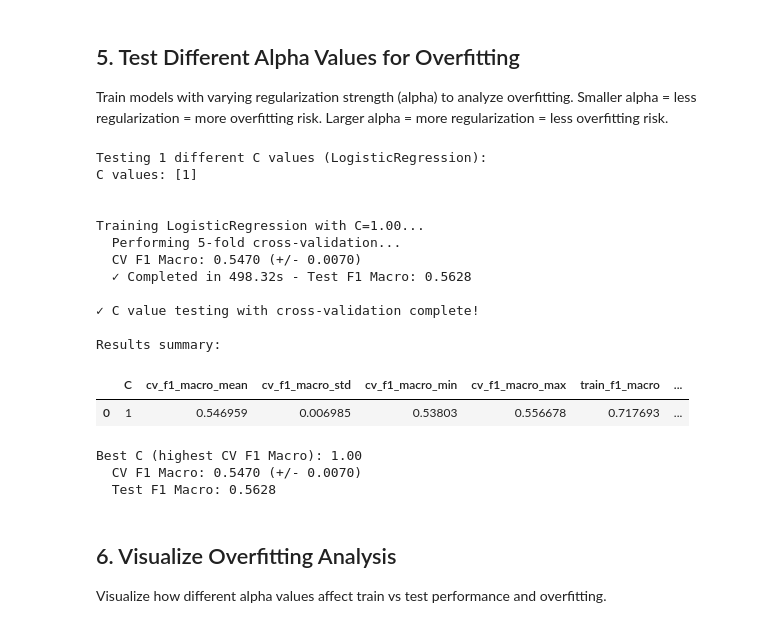
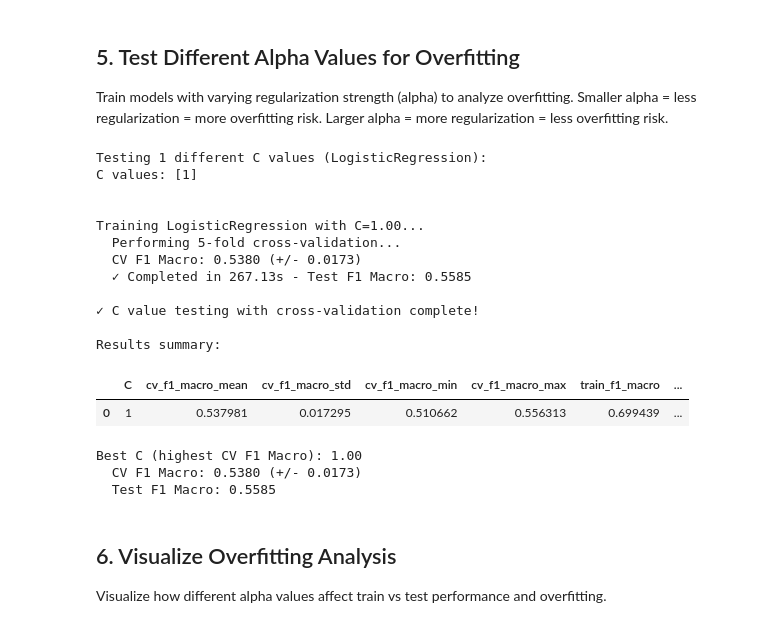
Before and after one commit to cfull03/Movie-Genre-Model, a Jupyter notebook: notebooks/overfitting_testing.ipynb, the cells around one changed output. Saved outputs shown, nothing was run; the diff lists cells and outputs as text; code cells hidden in the pictures.

```diff
--- a/notebooks/overfitting_testing.ipynb
+++ b/notebooks/overfitting_testing.ipynb
@@ -235,7 +236,7 @@ Select the most informative features to reduce overfitting and improve generaliz
 # %%
 
 print("Applying feature selection with SelectKBest...")
-K_FEATURES = 7000
+K_FEATURES = 4500
 feature_selector = SelectKBest(score_func=chi2, k=K_FEATURES)
 
 # Fit on training data and transform both train and test
@@ -346,7 +347,7 @@ for C in C_values:
             C=C,
             penalty='elasticnet',
             solver='saga',  # 'saga' supports elasticnet penalty
-            l1_ratio=0.5,  # Balance between L1 and L2 (0.5 = equal mix)
+            l1_ratio=0.6,  # Balance between L1 and L2 (0.5 = equal mix)
             max_iter=1000,
             tol=1e-3,
             class_weight='balanced',
@@ -395,39 +396,39 @@ for C in C_values:
         'overfitting_gap_f1_micro': metrics['overfitting_gap']['f1_micro'],
         'training_time': training_time
     }
     results.append(result)
     print(f"  ✓ Completed in {training_time:.2f}s - Test F1 Macro: {metrics['test']['f1_macro']:.4f}")
 
 # Convert to DataFrame for easier analysis
 results_df = pd.DataFrame(results)
 print("\n✓ C value testing with cross-validation complete!")
 print(f"\nResults summary:")
 display(results_df)
 
 # Print best C based on CV score
 best_cv_idx = results_df['cv_f1_macro_mean'].idxmax()
 best_cv_C = results_df.loc[best_cv_idx, 'C']
 print(f"\nBest C (highest CV F1 Macro): {best_cv_C:.2f}")
 print(f"  CV F1 Macro: {results_df.loc[best_cv_idx, 'cv_f1_macro_mean']:.4f} (+/- {results_df.loc[best_cv_idx, 'cv_f1_macro_std']:.4f})")
 print(f"  Test F1 Macro: {results_df.loc[best_cv_idx, 'test_f1_macro']:.4f}")
 # %% [output]
 Testing 1 different C values (LogisticRegression):
 C values: [1]
 
 
 Training LogisticRegression with C=1.00...
   Performing 5-fold cross-validation...
-  CV F1 Macro: 0.5470 (+/- 0.0070)
-  ✓ Completed in 498.32s - Test F1 Macro: 0.5628
+  CV F1 Macro: 0.5380 (+/- 0.0173)
+  ✓ Completed in 267.13s - Test F1 Macro: 0.5585
 
 ✓ C value testing with cross-validation complete!
 
 Results summary:
 |  | C | cv_f1_macro_mean | cv_f1_macro_std | cv_f1_macro_min | cv_f1_macro_max | train_f1_macro | ... |
-| 0 | 1 | 0.546959 | 0.006985 | 0.53803 | 0.556678 | 0.717693 | ... |
+| 0 | 1 | 0.537981 | 0.017295 | 0.510662 | 0.556313 | 0.699439 | ... |
 Best C (highest CV F1 Macro): 1.00
-  CV F1 Macro: 0.5470 (+/- 0.0070)
-  Test F1 Macro: 0.5628
+  CV F1 Macro: 0.5380 (+/- 0.0173)
+  Test F1 Macro: 0.5585
 # %% [markdown]
 ## 6. Visualize Overfitting Analysis
 
```
Also changed, not shown: parts of 5 cells of this notebook.
